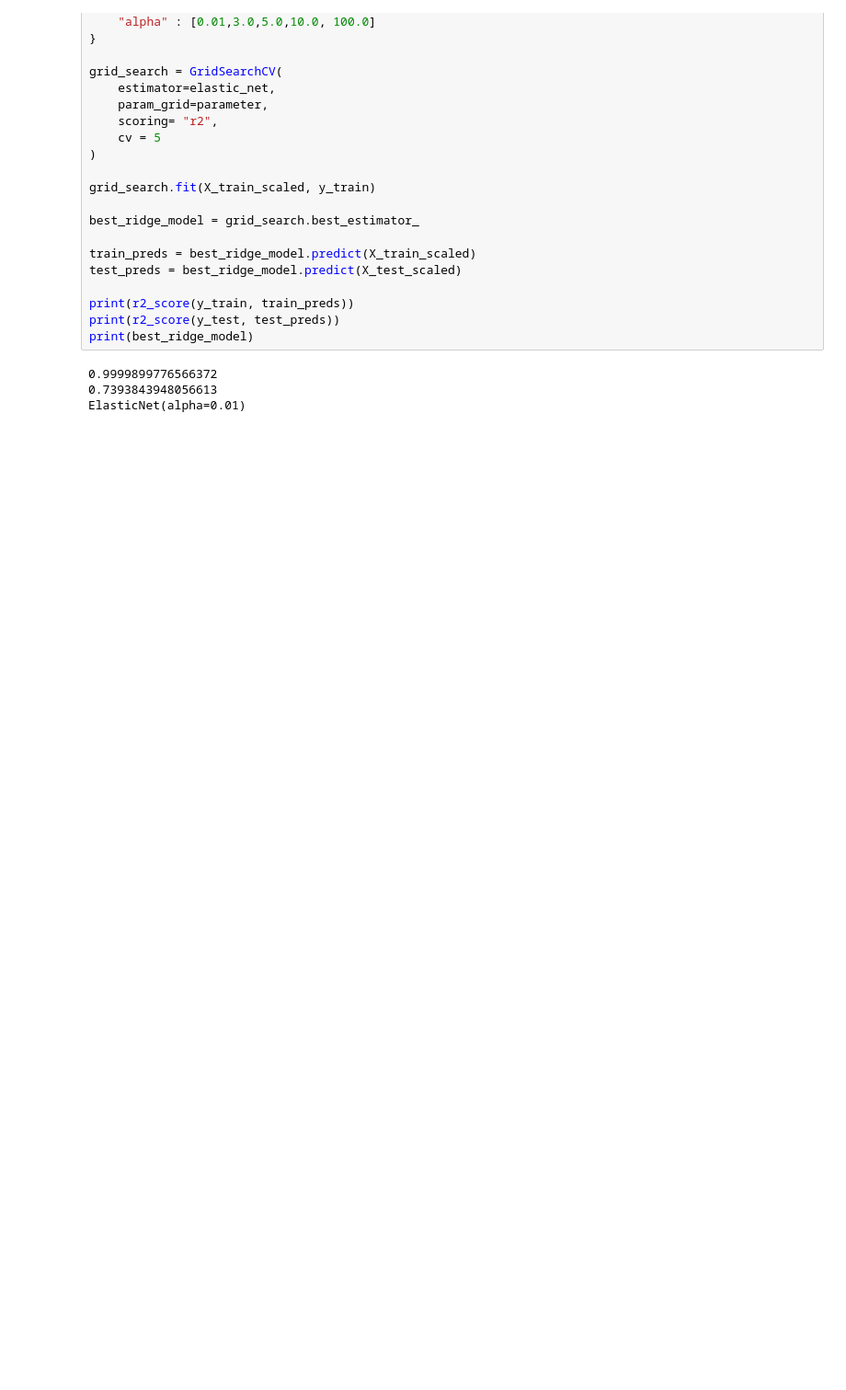
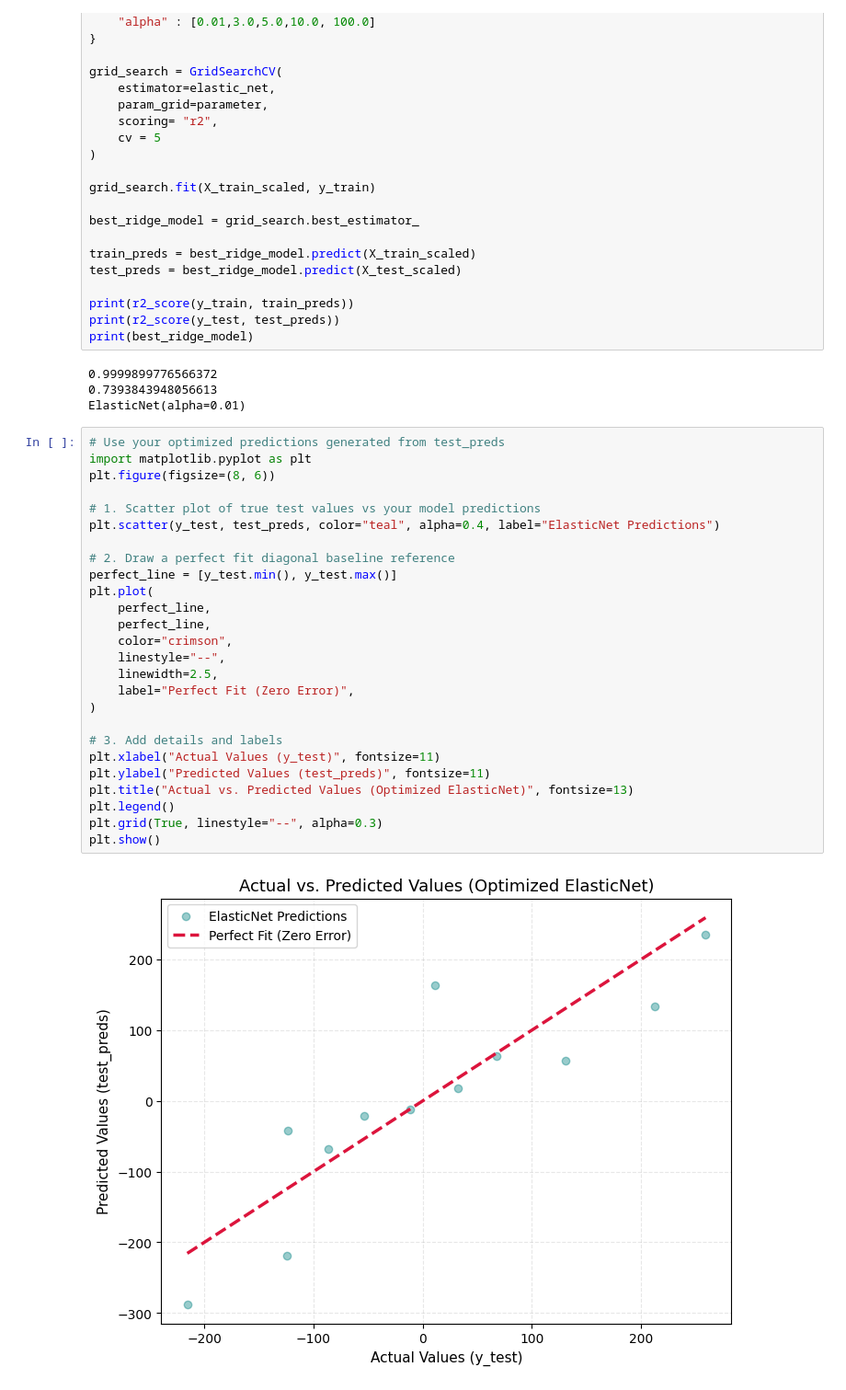
Before and after one commit to Pratham-1919/Sculptsoft-ML-Task, a Jupyter notebook: 24 June/ridge_regression.ipynb, the cells around one changed output. Shown at 92% size. Drawn from its saved outputs; the diff is of its cells as text; blank space fills up the shorter version.

```diff
--- a/24 June/ridge_regression.ipynb
+++ b/24 June/ridge_regression.ipynb
@@ -77,3 +77,31 @@ print(best_ridge_model)
 0.9999899776566372
 0.7393843948056613
 ElasticNet(alpha=0.01)
+# %%
+# Use your optimized predictions generated from test_preds
+import matplotlib.pyplot as plt
+plt.figure(figsize=(8, 6))
+
+# 1. Scatter plot of true test values vs your model predictions
+plt.scatter(y_test, test_preds, color="teal", alpha=0.4, label="ElasticNet Predictions")
+
+# 2. Draw a perfect fit diagonal baseline reference
+perfect_line = [y_test.min(), y_test.max()]
+plt.plot(
+    perfect_line,
+    perfect_line,
+    color="crimson",
+    linestyle="--",
+    linewidth=2.5,
+    label="Perfect Fit (Zero Error)",
+)
+
+# 3. Add details and labels
+plt.xlabel("Actual Values (y_test)", fontsize=11)
+plt.ylabel("Predicted Values (test_preds)", fontsize=11)
+plt.title("Actual vs. Predicted Values (Optimized ElasticNet)", fontsize=13)
+plt.legend()
+plt.grid(True, linestyle="--", alpha=0.3)
+plt.show()
+# %% [output]
+[figure, added]
```
Also changed, not shown: 1 other file.
